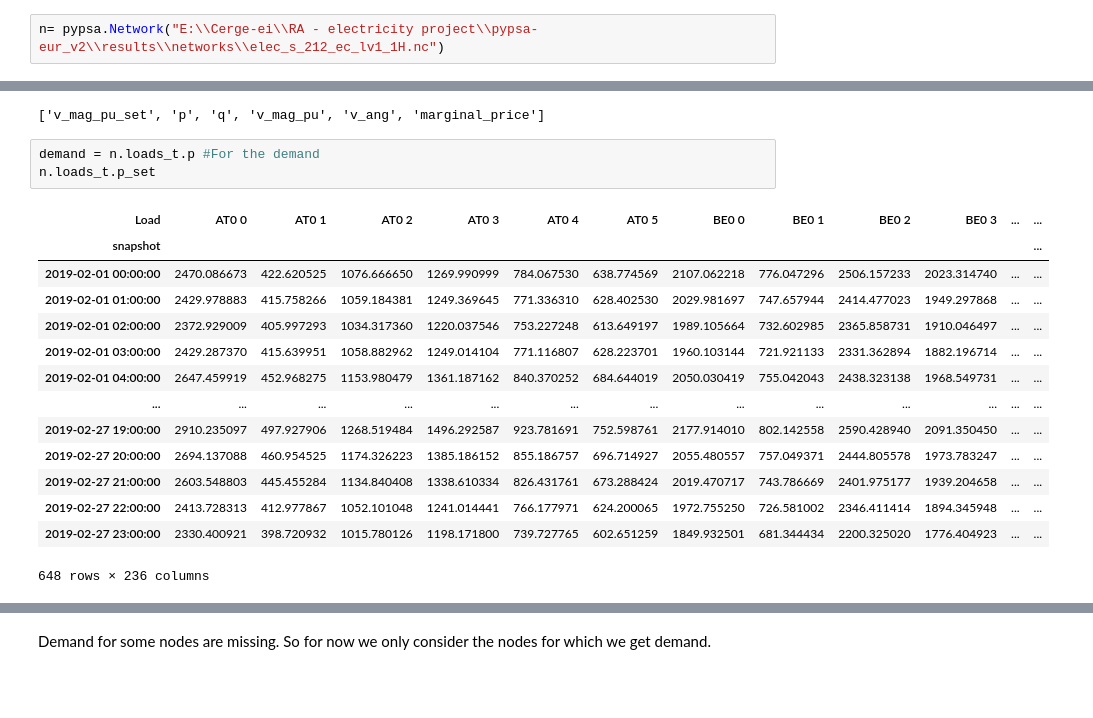
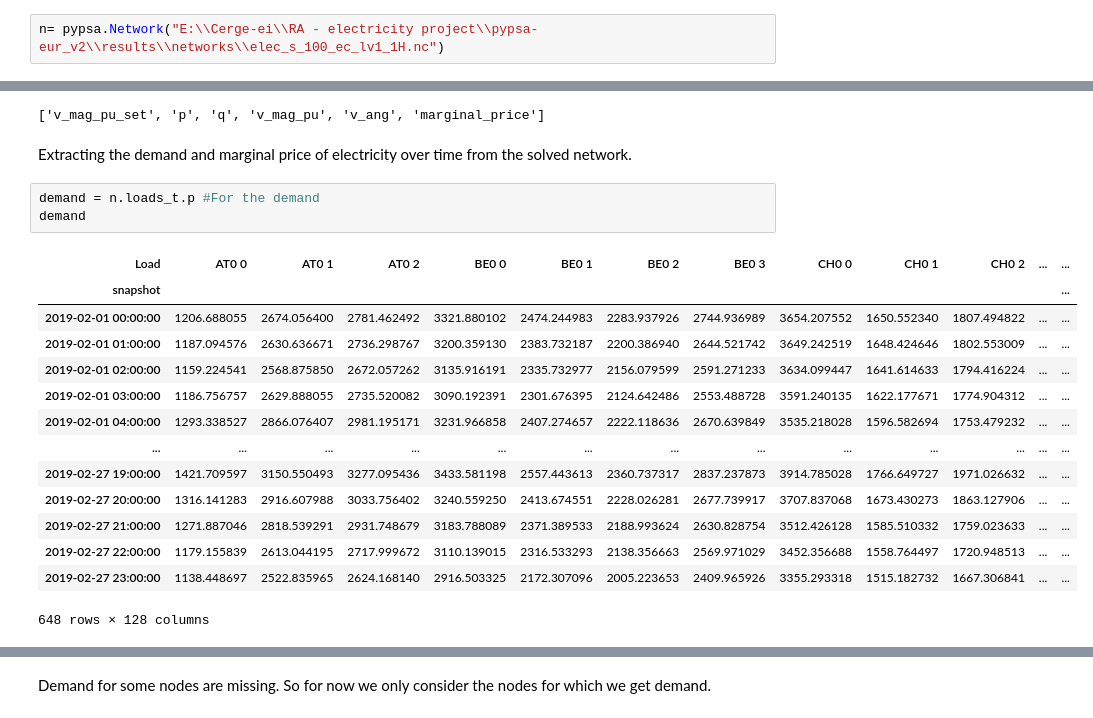
Before and after one commit to slvstr1/pypsa-eur, a Jupyter notebook: czechia_price2013.ipynb, the cells around one changed output, grey strips where cells are left out. Drawn from its saved outputs; the diff is of its cells as text; blank space fills up the shorter version.

```diff
--- a/czechia_price2013.ipynb
+++ b/czechia_price2013.ipynb
@@ -15,5 +15,5 @@ os.path.isdir("/pypsa-eur")
 os. getcwd()
 import pandas as pd
 # %%
-n= pypsa.Network("E:\\Cerge-ei\\RA - electricity project\\pypsa-eur_v2\\results\\networks\\elec_s_212_ec_lv1_1H.nc")
+n= pypsa.Network("E:\\Cerge-ei\\RA - electricity project\\pypsa-eur_v2\\results\\networks\\elec_s_100_ec_lv1_1H.nc")
 # %% [output]
@@ -50,21 +50,23 @@ list(n.components)
 list(n.buses_t)
 # %% [output]
 ['v_mag_pu_set', 'p', 'q', 'v_mag_pu', 'v_ang', 'marginal_price']
+# %% [markdown]
+Extracting the demand and marginal price of electricity over time from the solved network.
 # %%
 demand = n.loads_t.p #For the demand
-n.loads_t.p_set
+demand
 # %% [output]
-| Load | AT0 0 | AT0 1 | AT0 2 | AT0 3 | AT0 4 | AT0 5 | BE0 0 | BE0 1 | BE0 2 | BE0 3 | ... | ... |
+| Load | AT0 0 | AT0 1 | AT0 2 | BE0 0 | BE0 1 | BE0 2 | BE0 3 | CH0 0 | CH0 1 | CH0 2 | ... | ... |
 | snapshot |  |  |  |  |  |  |  |  |  |  |  | ... |
-| 2019-02-01 00:00:00 | 2470.086673 | 422.620525 | 1076.666650 | 1269.990999 | 784.067530 | 638.774569 | 2107.062218 | 776.047296 | 2506.157233 | 2023.314740 | ... | ... |
-| 2019-02-01 01:00:00 | 2429.978883 | 415.758266 | 1059.184381 | 1249.369645 | 771.336310 | 628.402530 | 2029.981697 | 747.657944 | 2414.477023 | 1949.297868 | ... | ... |
-| 2019-02-01 02:00:00 | 2372.929009 | 405.997293 | 1034.317360 | 1220.037546 | 753.227248 | 613.649197 | 1989.105664 | 732.602985 | 2365.858731 | 1910.046497 | ... | ... |
-| 2019-02-01 03:00:00 | 2429.287370 | 415.639951 | 1058.882962 | 1249.014104 | 771.116807 | 628.223701 | 1960.103144 | 721.921133 | 2331.362894 | 1882.196714 | ... | ... |
-| 2019-02-01 04:00:00 | 2647.459919 | 452.968275 | 1153.980479 | 1361.187162 | 840.370252 | 684.644019 | 2050.030419 | 755.042043 | 2438.323138 | 1968.549731 | ... | ... |
+| 2019-02-01 00:00:00 | 1206.688055 | 2674.056400 | 2781.462492 | 3321.880102 | 2474.244983 | 2283.937926 | 2744.936989 | 3654.207552 | 1650.552340 | 1807.494822 | ... | ... |
+| 2019-02-01 01:00:00 | 1187.094576 | 2630.636671 | 2736.298767 | 3200.359130 | 2383.732187 | 2200.386940 | 2644.521742 | 3649.242519 | 1648.424646 | 1802.553009 | ... | ... |
+| 2019-02-01 02:00:00 | 1159.224541 | 2568.875850 | 2672.057262 | 3135.916191 | 2335.732977 | 2156.079599 | 2591.271233 | 3634.099447 | 1641.614633 | 1794.416224 | ... | ... |
+| 2019-02-01 03:00:00 | 1186.756757 | 2629.888055 | 2735.520082 | 3090.192391 | 2301.676395 | 2124.642486 | 2553.488728 | 3591.240135 | 1622.177671 | 1774.904312 | ... | ... |
+| 2019-02-01 04:00:00 | 1293.338527 | 2866.076407 | 2981.195171 | 3231.966858 | 2407.274657 | 2222.118636 | 2670.639849 | 3535.218028 | 1596.582694 | 1753.479232 | ... | ... |
 | ... | ... | ... | ... | ... | ... | ... | ... | ... | ... | ... | ... | ... |
-| 2019-02-27 19:00:00 | 2910.235097 | 497.927906 | 1268.519484 | 1496.292587 | 923.781691 | 752.598761 | 2177.914010 | 802.142558 | 2590.428940 | 2091.350450 | ... | ... |
-| 2019-02-27 20:00:00 | 2694.137088 | 460.954525 | 1174.326223 | 1385.186152 | 855.186757 | 696.714927 | 2055.480557 | 757.049371 | 2444.805578 | 1973.783247 | ... | ... |
-| 2019-02-27 21:00:00 | 2603.548803 | 445.455284 | 1134.840408 | 1338.610334 | 826.431761 | 673.288424 | 2019.470717 | 743.786669 | 2401.975177 | 1939.204658 | ... | ... |
-| 2019-02-27 22:00:00 | 2413.728313 | 412.977867 | 1052.101048 | 1241.014441 | 766.177971 | 624.200065 | 1972.755250 | 726.581002 | 2346.411414 | 1894.345948 | ... | ... |
-| 2019-02-27 23:00:00 | 2330.400921 | 398.720932 | 1015.780126 | 1198.171800 | 739.727765 | 602.651259 | 1849.932501 | 681.344434 | 2200.325020 | 1776.404923 | ... | ... |
+| 2019-02-27 19:00:00 | 1421.709597 | 3150.550493 | 3277.095436 | 3433.581198 | 2557.443613 | 2360.737317 | 2837.237873 | 3914.785028 | 1766.649727 | 1971.026632 | ... | ... |
+| 2019-02-27 20:00:00 | 1316.141283 | 2916.607988 | 3033.756402 | 3240.559250 | 2413.674551 | 2228.026281 | 2677.739917 | 3707.837068 | 1673.430273 | 1863.127906 | ... | ... |
+| 2019-02-27 21:00:00 | 1271.887046 | 2818.539291 | 2931.748679 | 3183.788089 | 2371.389533 | 2188.993624 | 2630.828754 | 3512.426128 | 1585.510332 | 1759.023633 | ... | ... |
+| 2019-02-27 22:00:00 | 1179.155839 | 2613.044195 | 2717.999672 | 3110.139015 | 2316.533293 | 2138.356663 | 2569.971029 | 3452.356688 | 1558.764497 | 1720.948513 | ... | ... |
+| 2019-02-27 23:00:00 | 1138.448697 | 2522.835965 | 2624.168140 | 2916.503325 | 2172.307096 | 2005.223653 | 2409.965926 | 3355.293318 | 1515.182732 | 1667.306841 | ... | ... |
-648 rows × 236 columns
+648 rows × 128 columns
```
Also changed, not shown: parts of 46 cells of this notebook, 2 other files.
